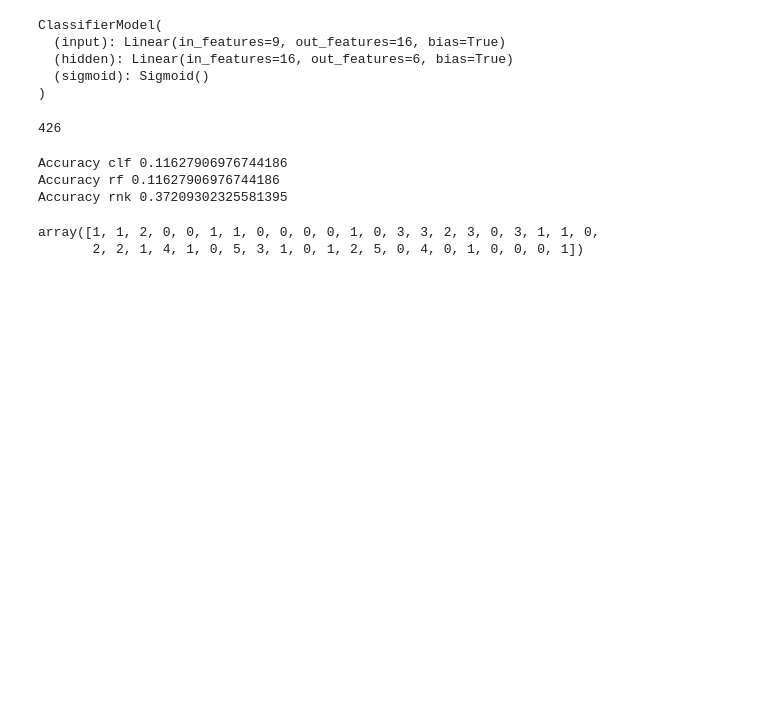
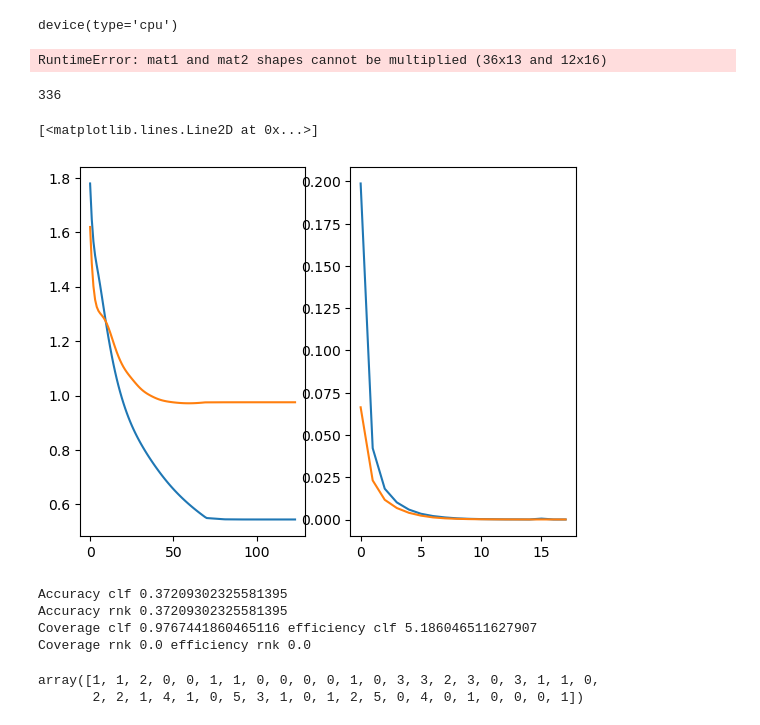
Before and after one commit to yunjinnkim/preference-based-cp, a Jupyter notebook: playground.ipynb, the cells around one changed output. Cells and saved outputs as stored; diff of their text form; code cells hidden in the pictures; blank space fills up the shorter version.

```diff
--- a/playground.ipynb
+++ b/playground.ipynb
@@ -11,8 +11,13 @@ from sklearn.model_selection import train_test_split
 from sklearn.metrics import accuracy_score, balanced_accuracy_score
 import openml
 from simple_model import DyadOneHotPairDataset, DyadRankingModel, create_dyads, ConformalPredictor, ConformalRankingPredictor, MCDyadOneHotPairDataset
+
+torch.set_default_device("cpu")
+torch.get_default_device()
+# %% [output]
+device(type='cpu')
 # %%
-dataset = openml.datasets.get_dataset(41)
+dataset = openml.datasets.get_dataset(187)
 X, y, _, _ = dataset.get_data(
     target=dataset.default_target_attribute, dataset_format="dataframe"
 )
@@ -86,20 +91,32 @@ clf
 cp.fit(X_train, y_train, num_epochs=1000, random_state=1, patience=64)
 pred_sets_clf = cp.predict_set(X_test)
 
-crp = ConformalRankingPredictor(num_classes=y_train.max()+1, alpha= 0.05)
+crp = ConformalRankingPredictor(num_classes=num_classes, alpha= 0.05)
 crp.fit(X_train,y_train, random_state=1, use_cross_isntance_data=True, num_epochs=1000, patience=64)
 
 pred_sets_rnk = crp.predict_set(X_test)
 # %% [output]
-ClassifierModel(
-  (input): Linear(in_features=9, out_features=16, bias=True)
-  (hidden): Linear(in_features=16, out_features=6, bias=True)
-  (sigmoid): Sigmoid()
-)
+RuntimeError: mat1 and mat2 shapes cannot be multiplied (36x13 and 12x16)
 # %%
 cp.model.gradient_updates
 # %% [output]
-426
+336
+# %%
+import matplotlib.pyplot as plt
+fig, axes = plt.subplots(1,2)
+
+axes = axes.ravel()
+
+epochs_cp = np.arange(len(cp.model.train_losses))
+epochs_crp = np.arange(len(crp.model.train_losses))
+
+axes[0].plot(epochs_cp, cp.model.train_losses, label="train")
+axes[0].plot(epochs_cp, cp.model.val_losses, label="val")
+axes[1].plot(epochs_crp, crp.model.train_losses, label="train")
+axes[1].plot(epochs_crp, crp.model.val_losses, label="val")
+# %% [output]
+[<matplotlib.lines.Line2D at 0x...>]
+[figure, added]
 # %%
 
 if not isinstance(X_test, np.ndarray):
@@ -112,22 +129,23 @@ if not isinstance(y_test, np.ndarray):
 coverage_clf = np.mean([y_test[i] in pred_sets_clf[i] for i in range(len(y_test))])
 efficiency_clf = np.mean([len(pred_sets_clf[i]) for i in range(len(y_test))])
 
-# coverage_rnk = np.mean([y_test[i] in pred_sets_rnk[i] for i in range(len(y_test))])
-# efficiency_rnk = np.mean([len(pred_sets_rnk[i]) for i in range(len(y_test))])
+coverage_rnk = np.mean([y_test[i] in pred_sets_rnk[i] for i in range(len(y_test))])
+efficiency_rnk = np.mean([len(pred_sets_rnk[i]) for i in range(len(y_test))])
 y_test_clf = cp.model.predict(X_test)
 y_test_rnk = crp.model.predict(X_test)
-y_test_rf = rf.predict(X_test)
+# y_test_rf = rf.predict(X_test)
 
 print(f"Accuracy clf {accuracy_score(y_test_clf, y_test)}")
-print(f"Accuracy rf {accuracy_score(y_test_rf, y_test)}")
+# print(f"Accuracy rf {accuracy_score(y_test_rf, y_test)}")
 print(f"Accuracy rnk {accuracy_score(y_test_rnk, y_test)}")
 
-# print(f"Coverage clf {coverage_clf} efficiency clf {efficiency_clf}")
-# print(f"Coverage rnk {coverage_rnk} efficiency rnk {efficiency_rnk}")
+print(f"Coverage clf {coverage_clf} efficiency clf {efficiency_clf}")
+print(f"Coverage rnk {coverage_rnk} efficiency rnk {efficiency_rnk}")
 # %% [output]
-Accuracy clf 0.11627906976744186
-Accuracy rf 0.11627906976744186
+Accuracy clf 0.37209302325581395
 Accuracy rnk 0.37209302325581395
+Coverage clf 0.9767441860465116 efficiency clf 5.186046511627907
+Coverage rnk 0.0 efficiency rnk 0.0
 # %%
 y_test
 # %% [output]
```
Also changed, not shown: 1 other file.
